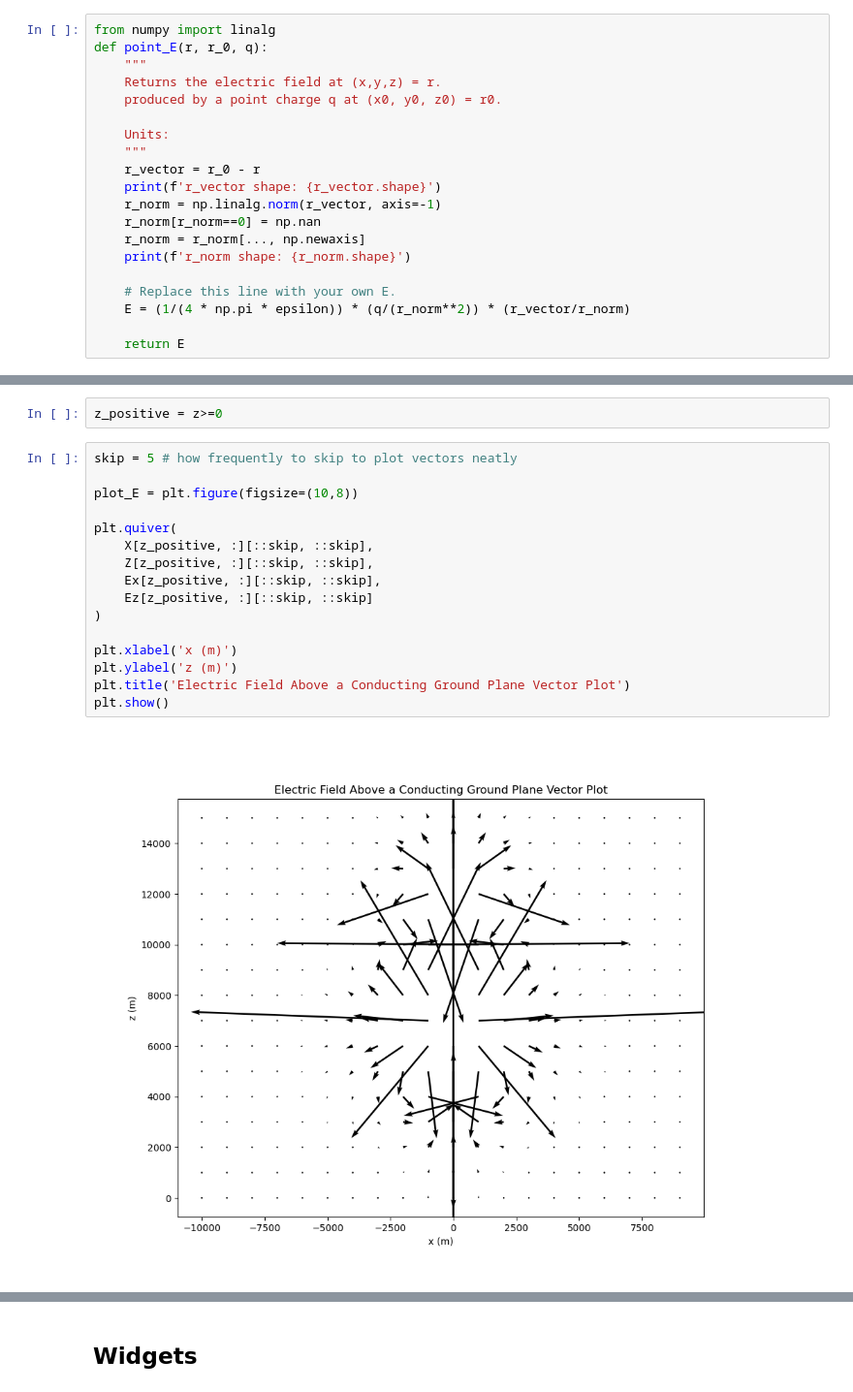
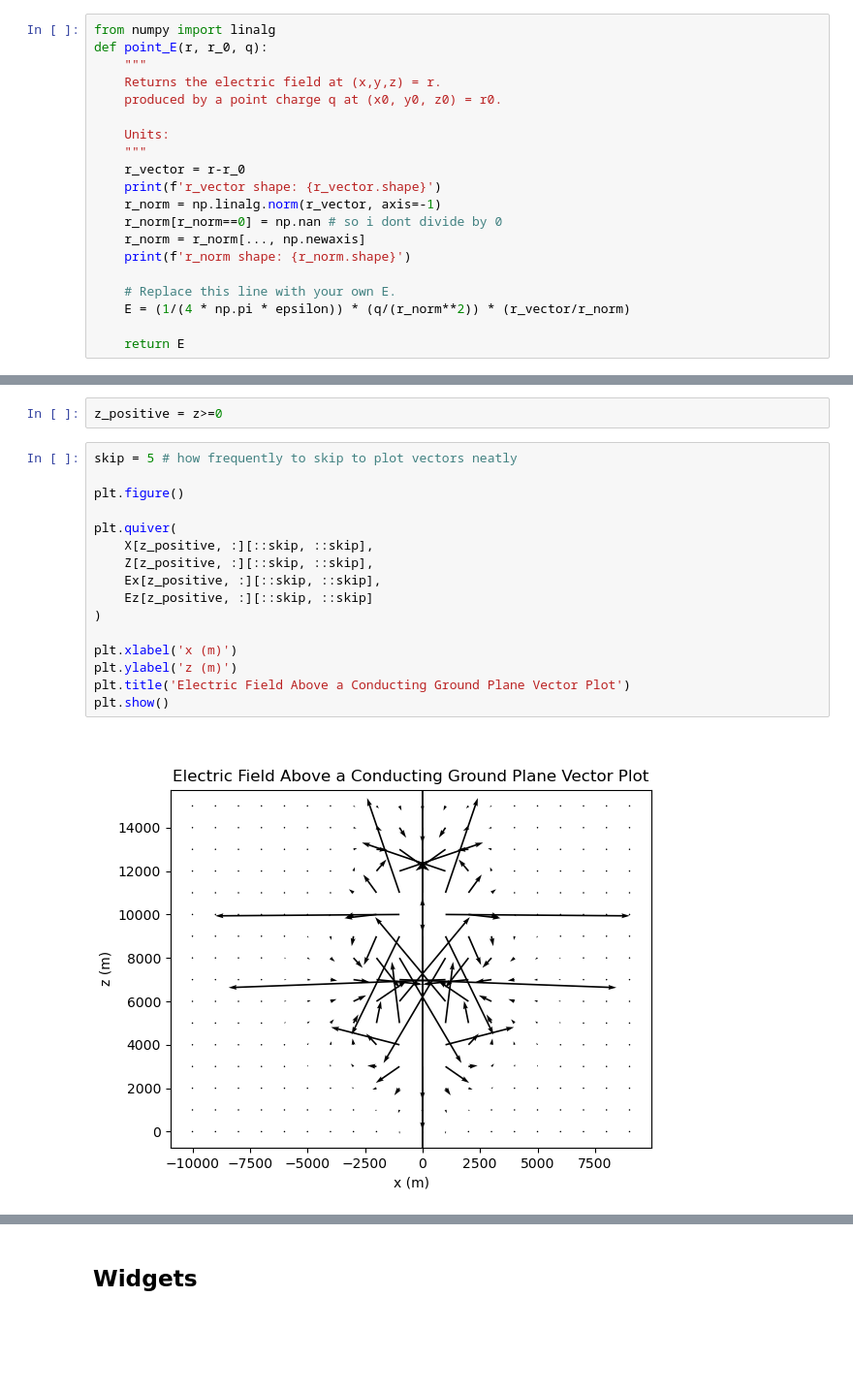
Before and after one commit to JuliaBuhrman/atmo_electricity, a Jupyter notebook: hw2.ipynb, the cells around one changed output, grey strips where cells are left out. Shown at 97% size. Drawn from its saved outputs; the diff is of its cells as text; blank space fills up the shorter version.

```diff
--- a/hw2.ipynb
+++ b/hw2.ipynb
@@ -496,10 +499,10 @@ def point_E(r, r_0, q):
 
     Units:
     """
-    r_vector = r_0 - r
+    r_vector = r-r_0
     print(f'r_vector shape: {r_vector.shape}')
     r_norm = np.linalg.norm(r_vector, axis=-1)
-    r_norm[r_norm==0] = np.nan
+    r_norm[r_norm==0] = np.nan # so i dont divide by 0
     r_norm = r_norm[..., np.newaxis]
     print(f'r_norm shape: {r_norm.shape}')
 
@@ -604,18 +587,18 @@ z_positive = z>=0
 # %%
 skip = 5 # how frequently to skip to plot vectors neatly
 
-plot_E = plt.figure(figsize=(10,8))
+plt.figure()
 
 plt.quiver(
     X[z_positive, :][::skip, ::skip],
     Z[z_positive, :][::skip, ::skip],
     Ex[z_positive, :][::skip, ::skip],
     Ez[z_positive, :][::skip, ::skip]
 )
 
 plt.xlabel('x (m)')
 plt.ylabel('z (m)')
 plt.title('Electric Field Above a Conducting Ground Plane Vector Plot')
 plt.show()
 # %% [output]
-[figure, old version]
+[figure, new version]
```
Also changed, not shown: parts of 14 cells of this notebook.
